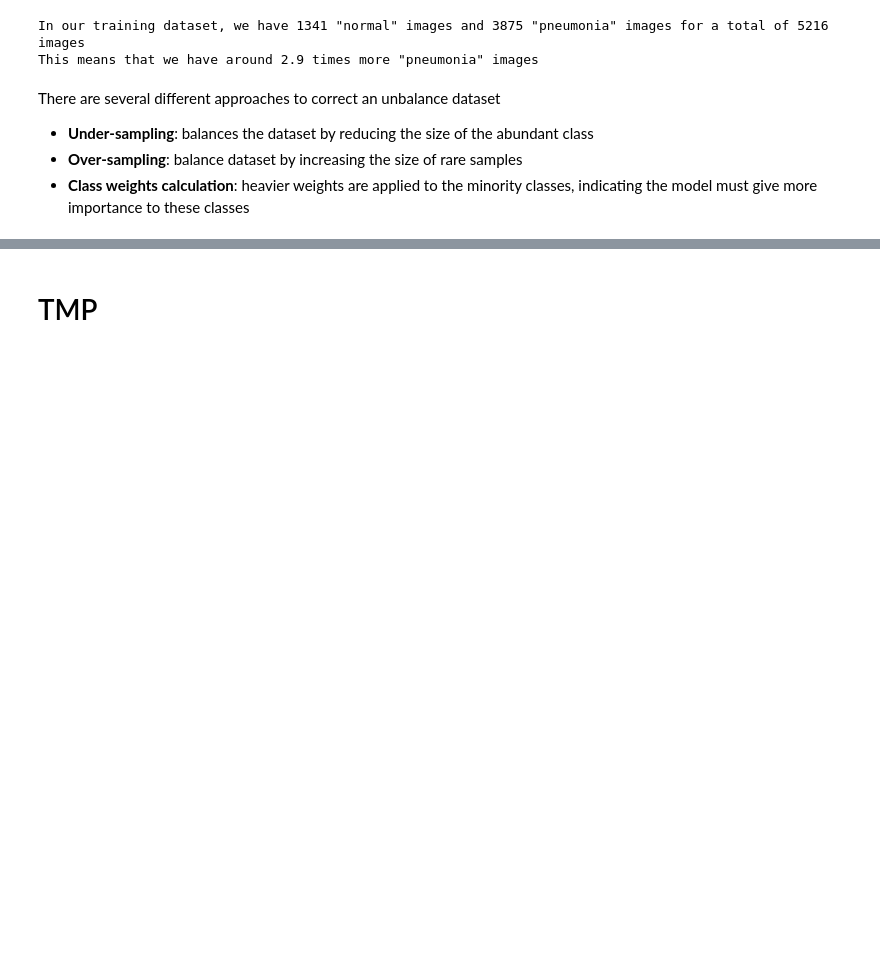
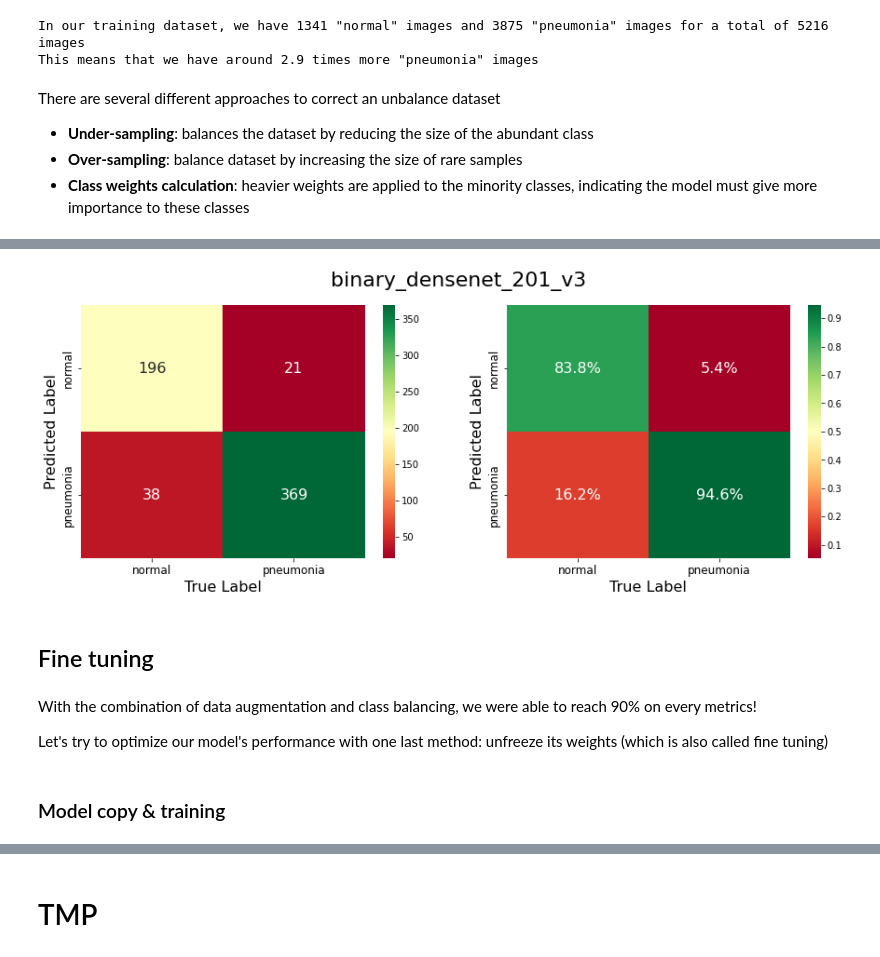
Before and after one commit to alexandre-pinon/zoidberg-2.0, a Jupyter notebook: zoidberg_2_0.ipynb, the cells around one changed output, grey strips where cells are left out. Cells and saved outputs as stored; diff of their text form; code cells hidden in the pictures; blank space fills up the shorter version.

Commit message:
feat: class balancing

```diff
--- a/zoidberg_2_0.ipynb
+++ b/zoidberg_2_0.ipynb
@@ -371,12 +369,12 @@ multi_models = [multi_dense_model, multi_tiny_vgg, multi_densenet_201]
 for binary_model in binary_models:
     binary_model.compile(loss='binary_crossentropy',
                          optimizer=optimizers.Adam(),
-                         metrics=[metrics.Accuracy(), metrics.Precision(), metrics.Recall()])
+                         metrics=['accuracy', 'Precision', 'Recall'])
 
 for multi_model in multi_models:
     multi_model.compile(loss='categorical_crossentropy',
                         optimizer=optimizers.Adam(),
-                        metrics=[metrics.Accuracy(), metrics.Precision(), metrics.Recall()])
+                        metrics=['accuracy', 'Precision', 'Recall'])
 # %% [markdown]
 ## Model trainings
 # %%
@@ -571,5 +603,23 @@ binary_densenet_201 = models.load_model('binary_models/binary_densenet_201')
 binary_densenet_201_v2 = models.load_model('binary_models/binary_densenet_201_v2')
 # %% [markdown]
 ### Model evaluation
+# %%
+def compare_models(models, test_data, type='binary'):
+    if type == 'binary':
+        evaluation_scores = [
+            helpers.evaluate_model_binary(model, test_data) for model in models
+        ]
+    elif type == 'multi':
+        evaluation_scores = [
+            helpers.evaluate_model_multi(model, test_data) for model in models
+        ]
+
+    metrics = [score[2] for score in evaluation_scores]
+
+    df = pd.DataFrame(metrics)
+    df['model'] = [m.name for m in models]
+    df.set_index('model', inplace=True)
+
+    return evaluation_scores, df.applymap('{:.2%}'.format)
 # %%
 binary_models = [binary_densenet_201, binary_densenet_201_v2]
@@ -621,0 +722,4 @@ There are several different approaches to correct an unbalance dataset
+# %%
+binary_models = [binary_densenet_201, binary_densenet_201_v2, binary_densenet_201_v3]
+binary_evaluation_scores, df = compare_models(binary_models, binary_test_data)
+df
@@ -621,0 +734,14 @@ There are several different approaches to correct an unbalance dataset
+# %%
+y_true, y_pred, _ = binary_evaluation_scores[-1]
+cm = confusion_matrix(y_true, y_pred)
+helpers.plot_confusion_matrixes(cm.T, binary_class_names, model_name=binary_models[-1].name)
+# %% [output]
+[figure, added]
+# %% [markdown]
+## Fine tuning
+# %% [markdown]
+With the combination of data augmentation and class balancing, we were able to reach 90% on every metrics!
+
+Let's try to optimize our model's performance with one last method: unfreeze its weights (which is also called fine tuning)
+# %% [markdown]
+### Model copy & training
```
Also changed, not shown: parts of 35 cells of this notebook, 1 other file.
